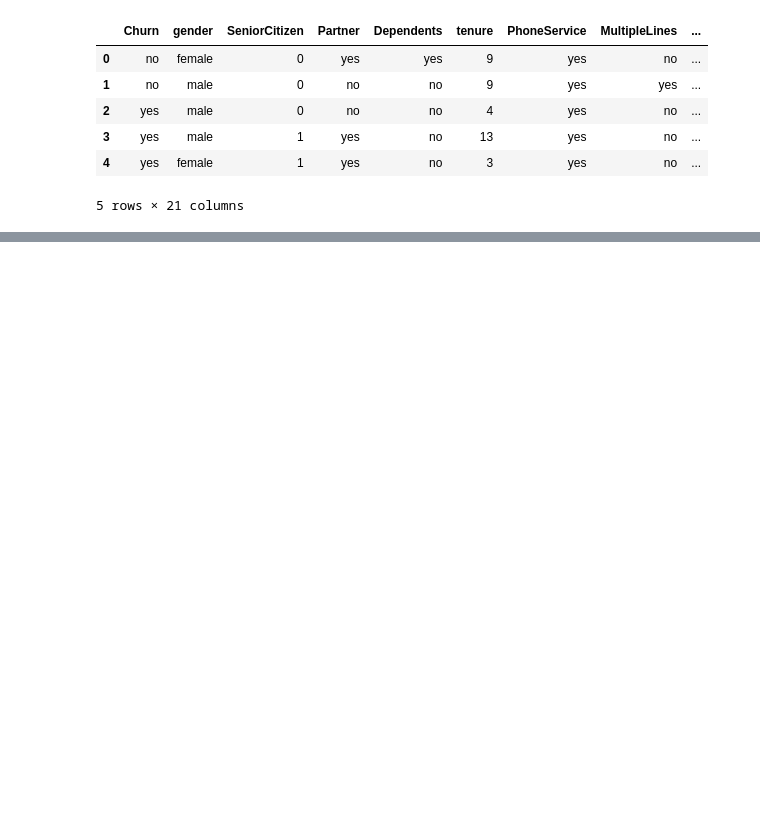
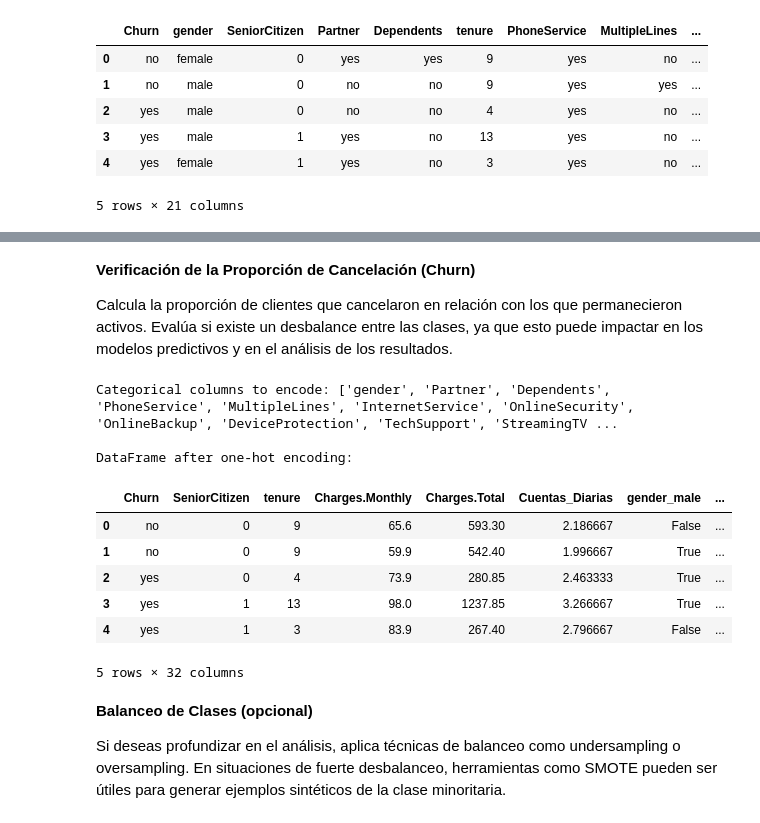
Before and after one commit to ggutierrezf/ALURA-CHALLENGE-03, a Jupyter notebook: Te_damos_la_bienvenida_a_Colaboratory.ipynb, the cells around one changed output, grey strips where cells are left out. Saved outputs shown, nothing was run; the diff lists cells and outputs as text; code cells hidden in the pictures; blank space fills up the shorter version.

```diff
--- a/Te_damos_la_bienvenida_a_Colaboratory.ipynb
+++ b/Te_damos_la_bienvenida_a_Colaboratory.ipynb
@@ -84,3 +21,0 @@ respecto del campo "Contract", reemplazar "month-to-month"=1, "one year"=2, "two
-# %%
-df_telecom['PaymentMethod'] = df_telecom['PaymentMethod'].replace({'electronic check': 1, 'mailed check': 2, 'bank transfer (automatic)': 4, 'credit card (automatic)': 5})
-display(df_telecom.head())
@@ -131,3 +21,0 @@ respecto de los campos "OnlineSecurity"; "OnlineBackup"; "DeviceProtection"; "Te
-# %%
-df_telecom['gender'] = df_telecom['gender'].replace({'male': 1, 'female': 0})
-display(df_telecom.head())
@@ -157,0 +71,20 @@ display(df_telecom.head())
+# %%
+# Based on the previous step, no columns were identified as unique identifiers
+# (columns with unique values equal to the number of rows).
+
+# If you have identified other columns that you believe do not contribute value
+# to your analysis or predictive models based on other criteria (e.g., low variance,
+# domain knowledge, or other exploratory analysis), you can list them here
+# and drop them from the DataFrame.
+
+# Example:
+# columns_to_drop = ['column_name_1', 'column_name_2']
+# df_telecom_cleaned = df_telecom.drop(columns=columns_to_drop)
+
+# For now, assuming no columns to drop based on the previous check:
+df_telecom_cleaned = df_telecom.copy()
+
+print("DataFrame after considering removal of non-contributing columns:")
+display(df_telecom_cleaned.head())
+
+# You can now proceed with further analysis or modeling using df_telecom_cleaned
@@ -157,0 +100,34 @@ display(df_telecom.head())
+# %% [markdown]
+**Verificación de la Proporción de Cancelación (Churn)**
+
+Calcula la proporción de clientes que cancelaron en relación con los que permanecieron activos. Evalúa si existe un desbalance entre las clases, ya que esto puede impactar en los modelos predictivos y en el análisis de los resultados.
+# %%
+# Select categorical columns (excluding the target variable 'Churn' if it's categorical)
+categorical_cols = df_telecom_cleaned.select_dtypes(include='object').columns.tolist()
+
+# Assuming 'Churn' is the target variable and should not be one-hot encoded yet
+if 'Churn' in categorical_cols:
+    categorical_cols.remove('Churn')
+
+print(f"Categorical columns to encode: {categorical_cols}")
+
+# Apply one-hot encoding
+df_telecom_encoded = pd.get_dummies(df_telecom_cleaned, columns=categorical_cols, drop_first=True)
+
+print("\nDataFrame after one-hot encoding:")
+display(df_telecom_encoded.head())
+# %% [output]
+Categorical columns to encode: ['gender', 'Partner', 'Dependents', 'PhoneService', 'MultipleLines', 'InternetService', 'OnlineSecurity', 'OnlineBackup', 'DeviceProtection', 'TechSupport', 'StreamingTV ...
+
+DataFrame after one-hot encoding:
+|  | Churn | SeniorCitizen | tenure | Charges.Monthly | Charges.Total | Cuentas_Diarias | gender_male | ... |
+| 0 | no | 0 | 9 | 65.6 | 593.30 | 2.186667 | False | ... |
+| 1 | no | 0 | 9 | 59.9 | 542.40 | 1.996667 | True | ... |
+| 2 | yes | 0 | 4 | 73.9 | 280.85 | 2.463333 | True | ... |
+| 3 | yes | 1 | 13 | 98.0 | 1237.85 | 3.266667 | True | ... |
+| 4 | yes | 1 | 3 | 83.9 | 267.40 | 2.796667 | False | ... |
+5 rows × 32 columns
+# %% [markdown]
+**Balanceo de Clases (opcional)**
+
+Si deseas profundizar en el análisis, aplica técnicas de balanceo como undersampling o oversampling. En situaciones de fuerte desbalanceo, herramientas como SMOTE pueden ser útiles para generar ejemplos sintéticos de la clase minoritaria.
```
Also changed, not shown: parts of 38 cells of this notebook.
